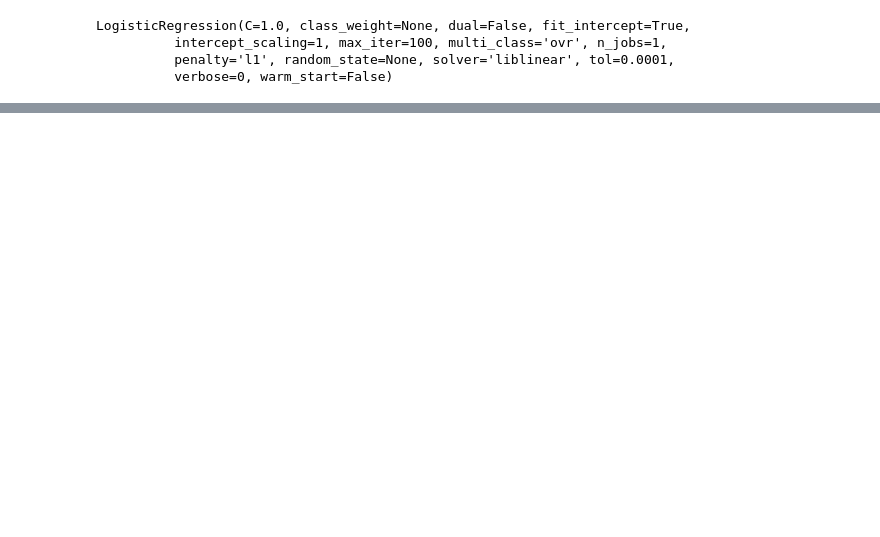
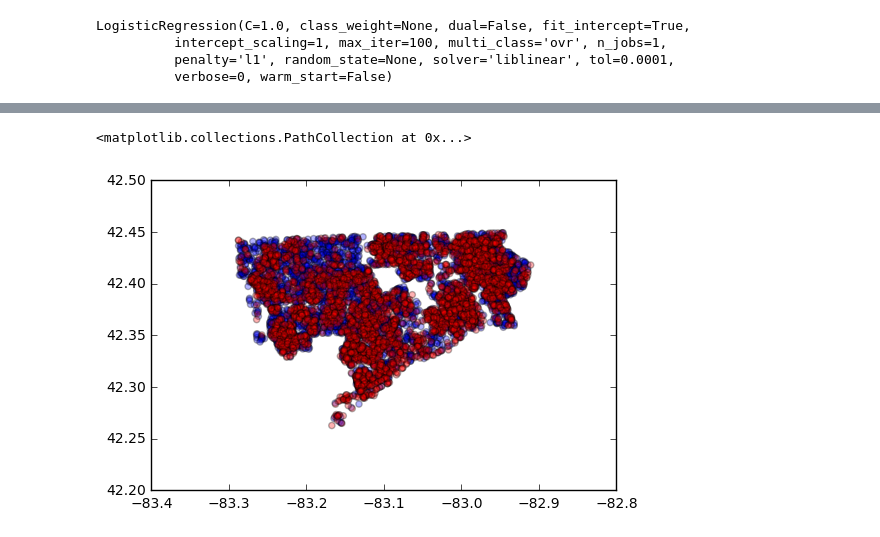
Before and after one commit to crazycodingcat/datasci_course_materials, a Jupyter notebook: capstone/blight/model.ipynb, the cells around one changed output, grey strips where cells are left out. Saved outputs shown, nothing was run; the diff lists cells and outputs as text; code cells hidden in the pictures; blank space fills up the shorter version.

```diff
--- a/capstone/blight/model.ipynb
+++ b/capstone/blight/model.ipynb
@@ -420,6 +289,4 @@ array([ 0.6741573 ,  0.64794007,  0.62796504,  0.52875   ,  0.408125  ])
 # %%
 from sklearn.ensemble import RandomForestClassifier
 # %%
-model2 = RandomForestClassifier(n_estimators=100, max_depth=5, min_samples_split=10, )
+model2 = RandomForestClassifier(n_estimators=1000, max_depth=10, min_samples_split=10, n_jobs=-1)
-# %%
-model2.fit(train_X, train_data.demolished)
@@ -433,4 +293,6 @@ RandomForestClassifier(bootstrap=True, class_weight=None, criterion='gini',
 # %%
-cross_validation.cross_val_score(model2, train_X, train_y,
+model2.fit(train_X, train_y)
+results = cross_validation.cross_val_score(model2, train_X, train_y.values,
                                  cv=5, scoring='accuracy')
+print results, results.mean()
 # %% [output]
@@ -475,0 +315,7 @@ array([ 0.49937578,  0.5       ,  0.49937578,  0.5       ,  0.5       ])
+# %%
+colors = {True: 'r', False: 'b'}
+
+plt.scatter(train_X['lon'], train_X['lat'], c=train_y.map(lambda x: colors[x]), alpha=0.3)
+# %% [output]
+<matplotlib.collections.PathCollection at 0x...>
+[figure, added]
```
Also changed, not shown: parts of 117 cells of this notebook, 2 other files.
